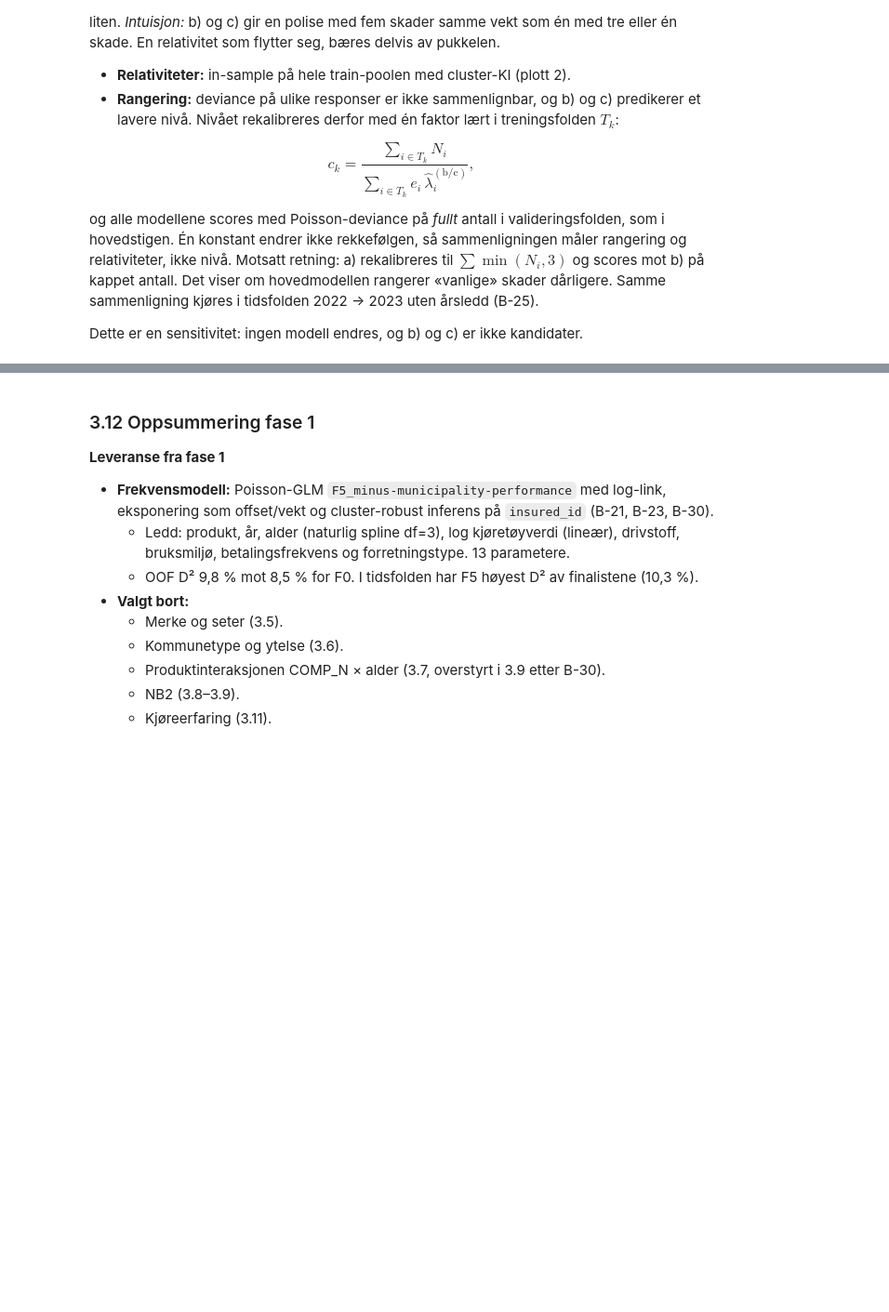
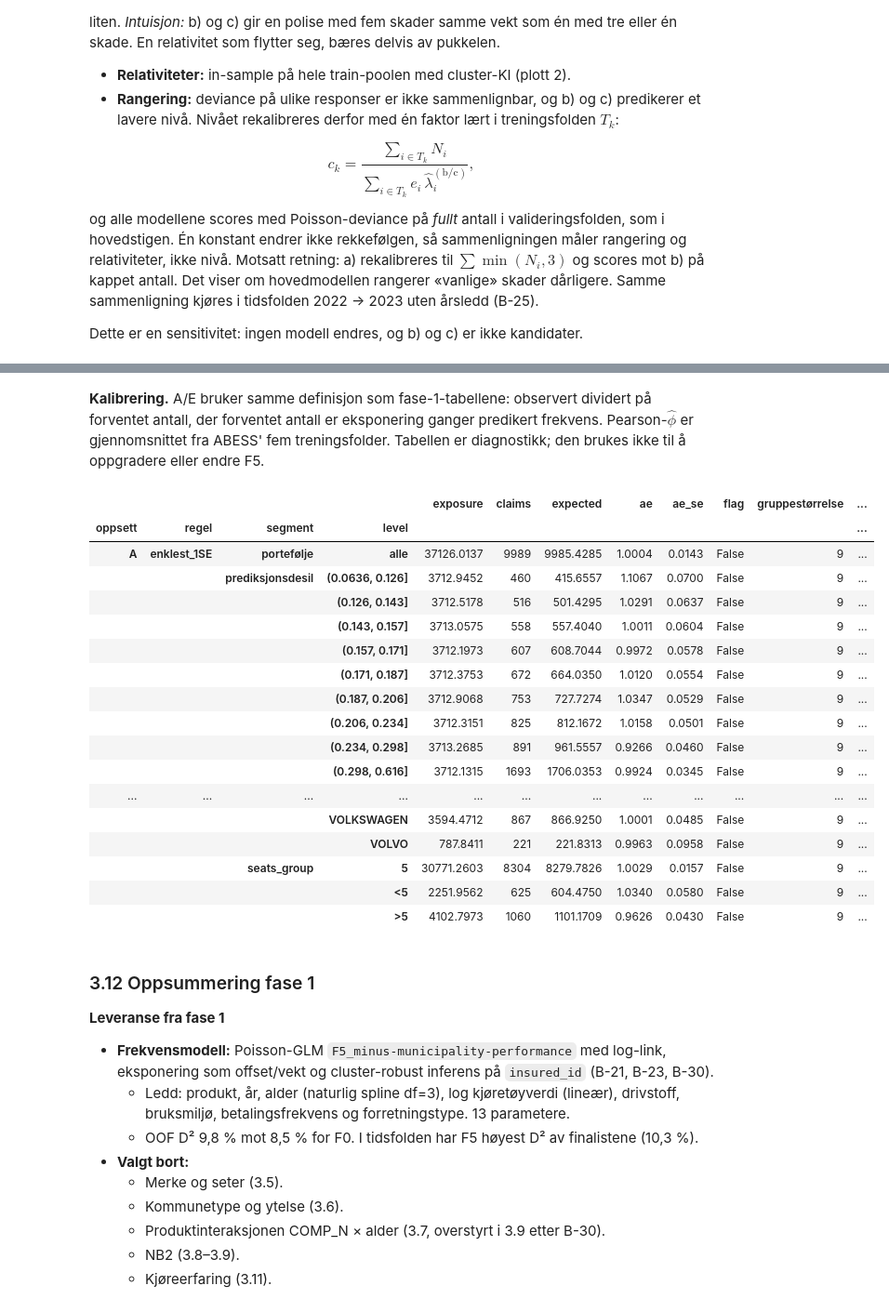
Before and after one commit to MarkusBjerkaas/Motor-Insurance-GLM-ML, a Jupyter notebook: glm_pricing_models.ipynb, the cells around one changed output, grey strips where cells are left out. Shown at 93% size. Drawn from its saved outputs; the diff is of its cells as text; code cells hidden in the pictures; blank space fills up the shorter version.

Commit message:
checkpoint: presenter separat ABESS-diagnostikk i frekvensnotebook

```diff
--- a/glm_pricing_models.ipynb
+++ b/glm_pricing_models.ipynb
@@ -3801,0 +3907,32 @@ fullt antall mot kappet ved 3, scoret på kappet ved 3 (gevinst > 0: kandidat be
+# %%
+abess_selected_keys = abess_representatives[["candidate_key", "oppsett", "regel"]]
+abess_fold_table = abess_frequency["fold_comparisons"].merge(
+    abess_selected_keys, on=["candidate_key", "oppsett"], how="inner"
+)
+display(
+    abess_fold_table.set_index(["oppsett", "regel", "fold"])[
+        ["glm_deviance", "abess_deviance", "gevinst_mot_låst_glm"]
+    ].round(6)
+)
+
+abess_selected_blocks = abess_frequency["selections"].merge(
+    abess_selected_keys, on=["candidate_key", "oppsett"], how="inner"
+)
+display(
+    abess_selected_blocks.set_index(["oppsett", "regel", "fold"])[
+        [
+            "gruppestørrelse",
+            "valgte_blokker",
+            "antall_valgte_grupper",
+            "antall_parametere",
+        ]
+    ]
+)
+display(
+    abess_frequency["selection_frequency"]
+    .set_index(["oppsett", "regel", "blokk"])[
+        ["gruppestørrelse", "valgt_i_folder", "seleksjonsfrekvens"]
+    ]
+    .round(3)
+)
+display(abess_frequency["full_development_selection"].set_index(["oppsett", "regel"]))
@@ -3802,3 +4000,35 @@ fullt antall mot kappet ved 3, scoret på kappet ved 3 (gevinst > 0: kandidat be
+# %% [markdown]
+**Kalibrering.** A/E bruker samme definisjon som fase-1-tabellene:
+observert dividert på forventet antall, der forventet antall er eksponering
+ganger predikert frekvens. Pearson-$\hat\phi$ er gjennomsnittet fra ABESS'
+fem treningsfolder. Tabellen er diagnostikk; den brukes ikke til å oppgradere
+eller endre F5.
+# %%
+with pd.option_context("display.max_rows", 300):
+    display(
+        abess_frequency["calibration"]
+        .set_index(["oppsett", "regel", "segment", "level"])
+        .round(4)
+    )
+# %% [output]
+|  |  |  |  | exposure | claims | expected | ae | ae_se | flag | gruppestørrelse | ... |
+| oppsett | regel | segment | level |  |  |  |  |  |  |  | ... |
+| A | enklest_1SE | portefølje | alle | 37126.0137 | 9989 | 9985.4285 | 1.0004 | 0.0143 | False | 9 | ... |
+|  |  | prediksjonsdesil | (0.0636, 0.126] | 3712.9452 | 460 | 415.6557 | 1.1067 | 0.0700 | False | 9 | ... |
+|  |  |  | (0.126, 0.143] | 3712.5178 | 516 | 501.4295 | 1.0291 | 0.0637 | False | 9 | ... |
+|  |  |  | (0.143, 0.157] | 3713.0575 | 558 | 557.4040 | 1.0011 | 0.0604 | False | 9 | ... |
+|  |  |  | (0.157, 0.171] | 3712.1973 | 607 | 608.7044 | 0.9972 | 0.0578 | False | 9 | ... |
+|  |  |  | (0.171, 0.187] | 3712.3753 | 672 | 664.0350 | 1.0120 | 0.0554 | False | 9 | ... |
+|  |  |  | (0.187, 0.206] | 3712.9068 | 753 | 727.7274 | 1.0347 | 0.0529 | False | 9 | ... |
+|  |  |  | (0.206, 0.234] | 3712.3151 | 825 | 812.1672 | 1.0158 | 0.0501 | False | 9 | ... |
+|  |  |  | (0.234, 0.298] | 3713.2685 | 891 | 961.5557 | 0.9266 | 0.0460 | False | 9 | ... |
+|  |  |  | (0.298, 0.616] | 3712.1315 | 1693 | 1706.0353 | 0.9924 | 0.0345 | False | 9 | ... |
+| ... | ... | ... | ... | ... | ... | ... | ... | ... | ... | ... | ... |
+|  |  |  | VOLKSWAGEN | 3594.4712 | 867 | 866.9250 | 1.0001 | 0.0485 | False | 9 | ... |
+|  |  |  | VOLVO | 787.8411 | 221 | 221.8313 | 0.9963 | 0.0958 | False | 9 | ... |
+|  |  | seats_group | 5 | 30771.2603 | 8304 | 8279.7826 | 1.0029 | 0.0157 | False | 9 | ... |
+|  |  |  | <5 | 2251.9562 | 625 | 604.4750 | 1.0340 | 0.0580 | False | 9 | ... |
+|  |  |  | >5 | 4102.7973 | 1060 | 1101.1709 | 0.9626 | 0.0430 | False | 9 | ... |
 # %% [markdown]
 ### 3.12 Oppsummering fase 1
 
```
Also changed, not shown: parts of 10 cells of this notebook, 1 other file.
